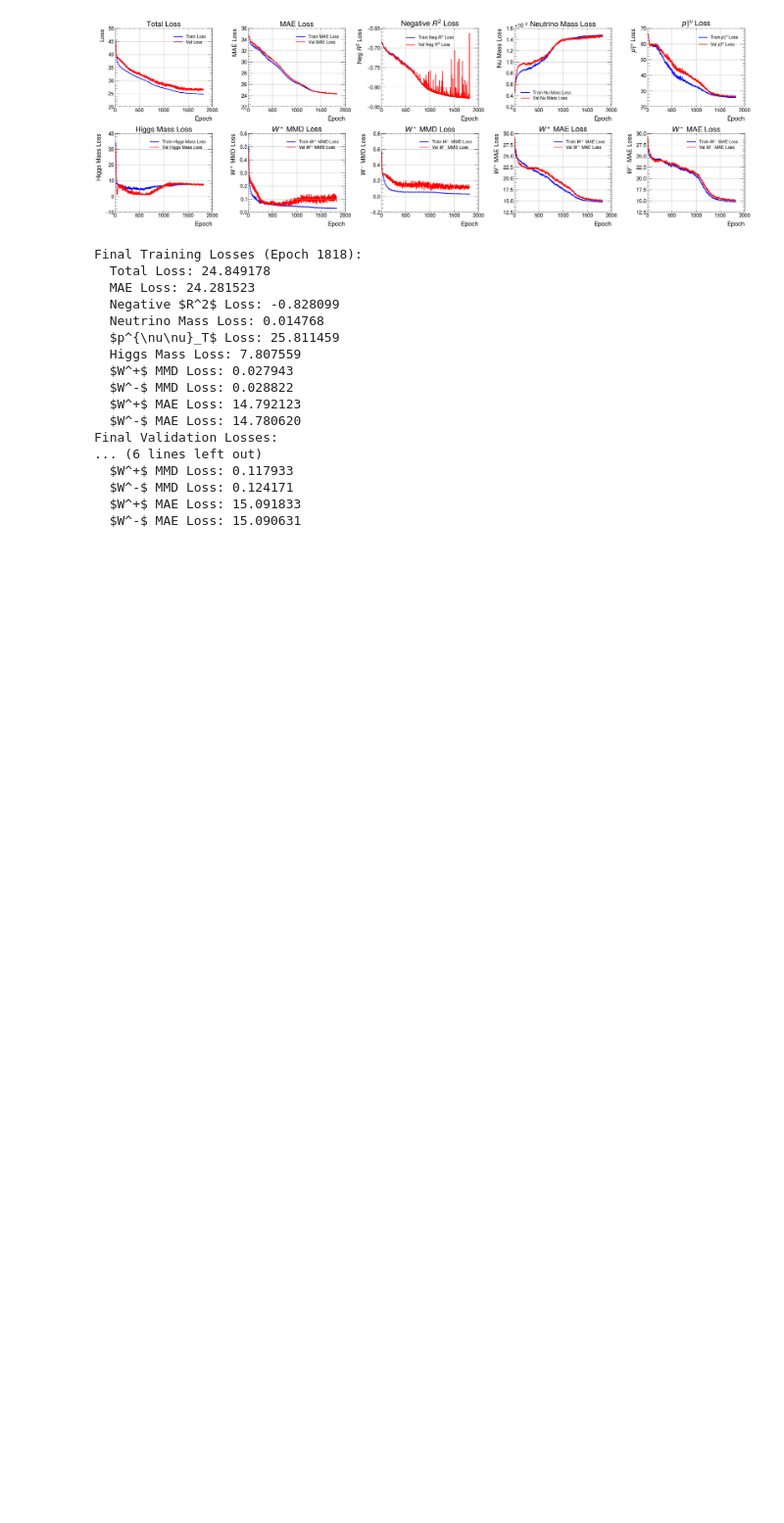
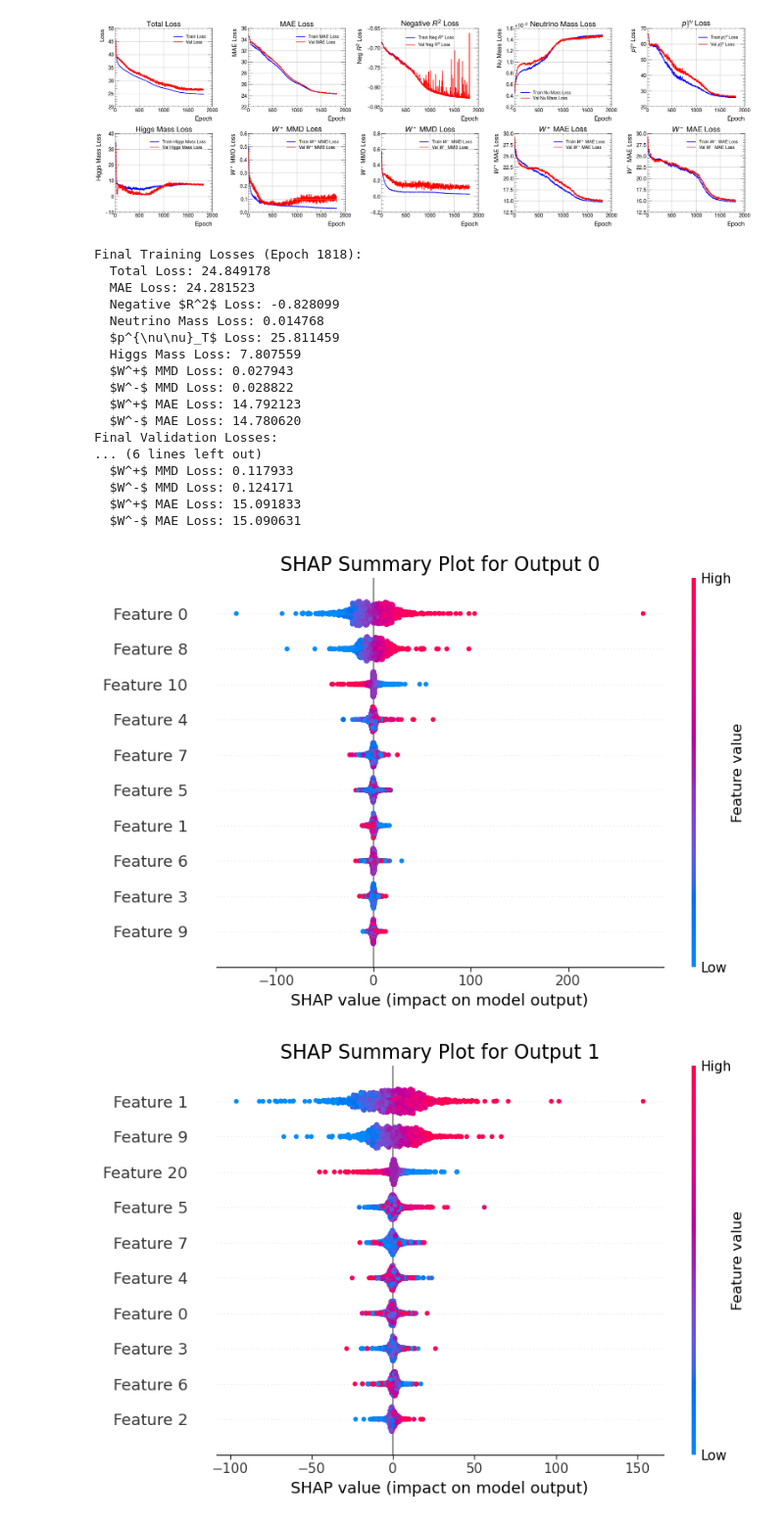
Before and after one commit to yygarypeng/ww-pcres, a Jupyter notebook: visualize.ipynb, the cells around one changed output. Shown at 98% size. Saved outputs shown, nothing was run; the diff lists cells and outputs as text; code cells hidden in the pictures; blank space fills up the shorter version.

Commit message:
Plot importance plots.

```diff
--- a/visualize.ipynb
+++ b/visualize.ipynb
@@ -601,27 +601,30 @@ Final Validation Losses:
   $W^+$ MAE Loss: 15.091833
   $W^-$ MAE Loss: 15.090631
 # %%
-# import shap
-# import matplotlib as mpl
+import shap
+import matplotlib as mpl
 
-# mpl.rcParams.update(mpl.rcParamsDefault)
+mpl.rcParams.update(mpl.rcParamsDefault)
 
-# # Use GradientExplainer with separate background and test samples
-# background_sample = torch.tensor(train_features[0:256]).float().to(device)
-# samples_to_explain = torch.tensor(train_features[512:512+1024]).float().to(device)
-# explainer = shap.GradientExplainer(model, background_sample)
-# shap_values = explainer.shap_values(samples_to_explain, nsamples=200)
+# Use GradientExplainer with separate background and test samples
+background_sample = torch.tensor(train_features[0:256]).float().to(device)
+samples_to_explain = torch.tensor(train_features[512:512+1024]).float().to(device)
+explainer = shap.GradientExplainer(model, background_sample)
+shap_values = explainer.shap_values(samples_to_explain, nsamples=200)
 
-# for i in range(shap_values.shape[-1]):
-# 	fig = plt.figure(figsize=(10, 8))
-# 	shap.summary_plot(
-# 		shap_values[:, :, i],
-# 		samples_to_explain.cpu().numpy(),
-# 		# No feature_names - will use feature indices 0-71
-# 		plot_type="dot",
-# 		max_display=10,
-# 		show=False,
-# 	)
-# 	plt.title(f"SHAP Summary Plot for Output {i}", fontsize=16)
-# 	plt.tight_layout()
-# 	plt.show()
+for i in range(shap_values.shape[-1]):
+	fig = plt.figure(figsize=(10, 8))
+	shap.summary_plot(
+		shap_values[:, :, i],
+		samples_to_explain.cpu().numpy(),
+		# No feature_names - will use feature indices 0-71
+		plot_type="dot",
+		max_display=10,
+		show=False,
+	)
+	plt.title(f"SHAP Summary Plot for Output {i}", fontsize=16)
+	plt.tight_layout()
+	plt.show()
+# %% [output]
+[figure, added]
+[figure, added]
```
Also changed, not shown: parts of 1 cell of this notebook, 38 other files.
